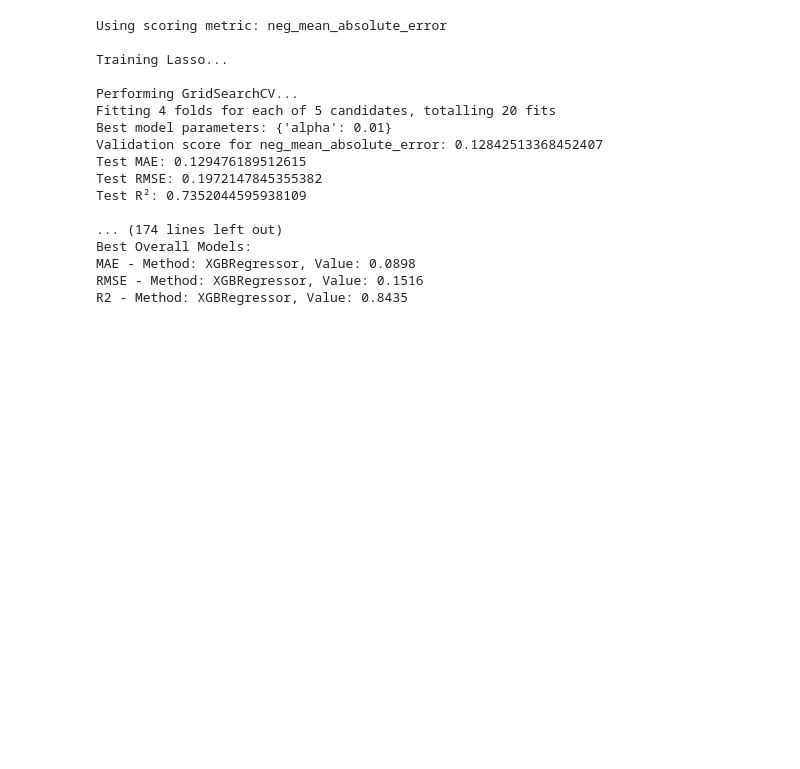
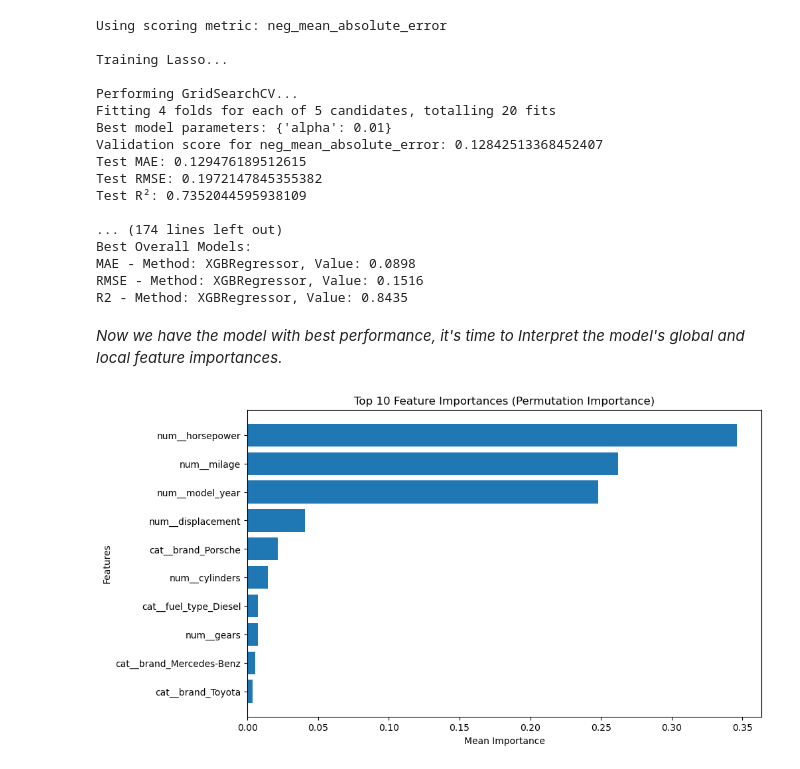
Before and after one commit to lshiyu4210/used_car_price_prediction, a Jupyter notebook: src/ML_pipeline.ipynb, the cells around one changed output. Saved outputs shown, nothing was run; the diff lists cells and outputs as text; code cells hidden in the pictures; blank space fills up the shorter version.

Commit message:
interpret done

```diff
--- a/src/ML_pipeline.ipynb
+++ b/src/ML_pipeline.ipynb
@@ -226,0 +222,32 @@ with open("../results/xgb_imputed_best_models_results.txt", "w") as f:
+# %% [markdown]
+*Now we have the model with best performance, it's time to Interpret the model's global and local feature importances.*
+# %%
+from sklearn.inspection import permutation_importance
+
+# Retrieve the best model (same for all three metrics)
+best_model = best_models_overall['R2']['model']
+
+# Compute permutation importance
+result = permutation_importance(
+    best_model, X_test_imputed_xgb, y_test, n_repeats=5, random_state=42
+)
+
+# Extract and plot top 10 feature importances
+importances = result.importances_mean
+sorted_indices = importances.argsort()[::-1]  # Sort in descending order
+# %%
+import matplotlib.pyplot as plt
+
+plt.figure(figsize=(10, 6))
+plt.barh(
+    [X_test_imputed_xgb.columns[i] for i in sorted_indices[:10]],
+    importances[sorted_indices[:10]],
+)
+plt.xlabel("Mean Importance")
+plt.ylabel("Features")
+plt.title("Top 10 Feature Importances (Permutation Importance)")
+plt.gca().invert_yaxis()
+plt.savefig('../figures/permutation_importance.png', format='png', dpi=300, bbox_inches='tight')
+plt.show()
+# %% [output]
+[figure, added]
```
Also changed, not shown: parts of 5 cells of this notebook, 13 other files.
